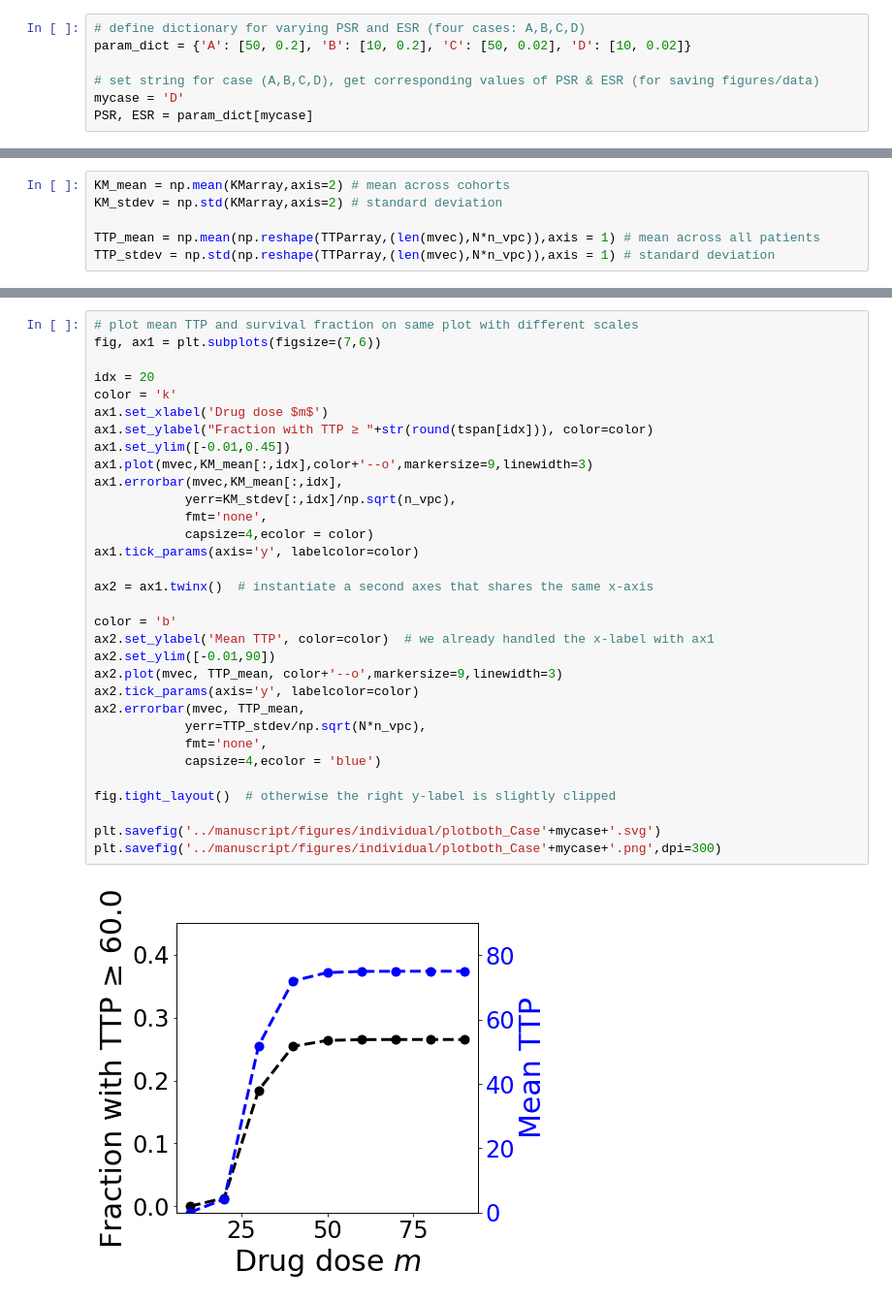
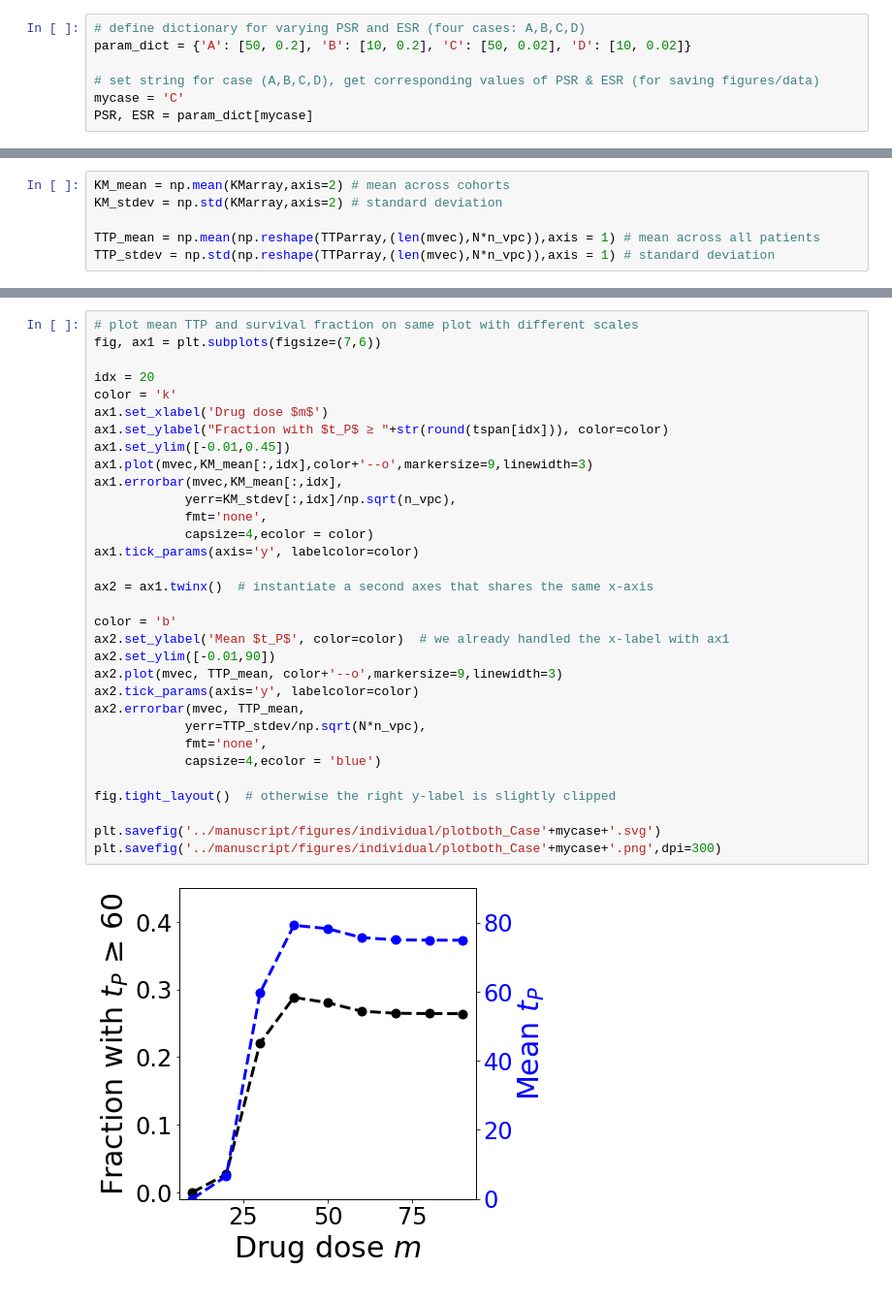
Before and after one commit to eeangelini/cancer-model-plots, a Jupyter notebook: Kaplan_Meier_ODEmodel.ipynb, the cells around one changed output, grey strips where cells are left out. Shown at 97% size. Drawn from its saved outputs; the diff is of its cells as text.

```diff
--- a/Kaplan_Meier_ODEmodel.ipynb
+++ b/Kaplan_Meier_ODEmodel.ipynb
@@ -25,6 +25,6 @@ tspan = np.linspace(0,tmax,len_tspan) # time span for KM curves
 param_dict = {'A': [50, 0.2], 'B': [10, 0.2], 'C': [50, 0.02], 'D': [10, 0.02]}
 
 # set string for case (A,B,C,D), get corresponding values of PSR & ESR (for saving figures/data)
-mycase = 'D'
+mycase = 'C'
 PSR, ESR = param_dict[mycase]
 # %% [markdown]
@@ -213,33 +213,33 @@ plt.savefig('../manuscript/figures/individual/TTP_mean_Case'+mycase+'.png',dpi=3
 # plot mean TTP and survival fraction on same plot with different scales
 fig, ax1 = plt.subplots(figsize=(7,6))
 
 idx = 20
 color = 'k'
 ax1.set_xlabel('Drug dose $m$')
-ax1.set_ylabel("Fraction with TTP ≥ "+str(round(tspan[idx])), color=color)
+ax1.set_ylabel("Fraction with $t_P$ ≥ "+str(round(tspan[idx])), color=color)
 ax1.set_ylim([-0.01,0.45])
 ax1.plot(mvec,KM_mean[:,idx],color+'--o',markersize=9,linewidth=3)
 ax1.errorbar(mvec,KM_mean[:,idx],
             yerr=KM_stdev[:,idx]/np.sqrt(n_vpc),
             fmt='none',
             capsize=4,ecolor = color)
 ax1.tick_params(axis='y', labelcolor=color)
 
 ax2 = ax1.twinx()  # instantiate a second axes that shares the same x-axis
 
 color = 'b'
-ax2.set_ylabel('Mean TTP', color=color)  # we already handled the x-label with ax1
+ax2.set_ylabel('Mean $t_P$', color=color)  # we already handled the x-label with ax1
 ax2.set_ylim([-0.01,90])
 ax2.plot(mvec, TTP_mean, color+'--o',markersize=9,linewidth=3)
 ax2.tick_params(axis='y', labelcolor=color)
 ax2.errorbar(mvec, TTP_mean,
             yerr=TTP_stdev/np.sqrt(N*n_vpc),
             fmt='none',
             capsize=4,ecolor = 'blue')
 
 fig.tight_layout()  # otherwise the right y-label is slightly clipped
 
 plt.savefig('../manuscript/figures/individual/plotboth_Case'+mycase+'.svg')
 plt.savefig('../manuscript/figures/individual/plotboth_Case'+mycase+'.png',dpi=300)
 # %% [output]
-[figure, old version]
+[figure, new version]
```
Also changed, not shown: parts of 6 cells of this notebook.
